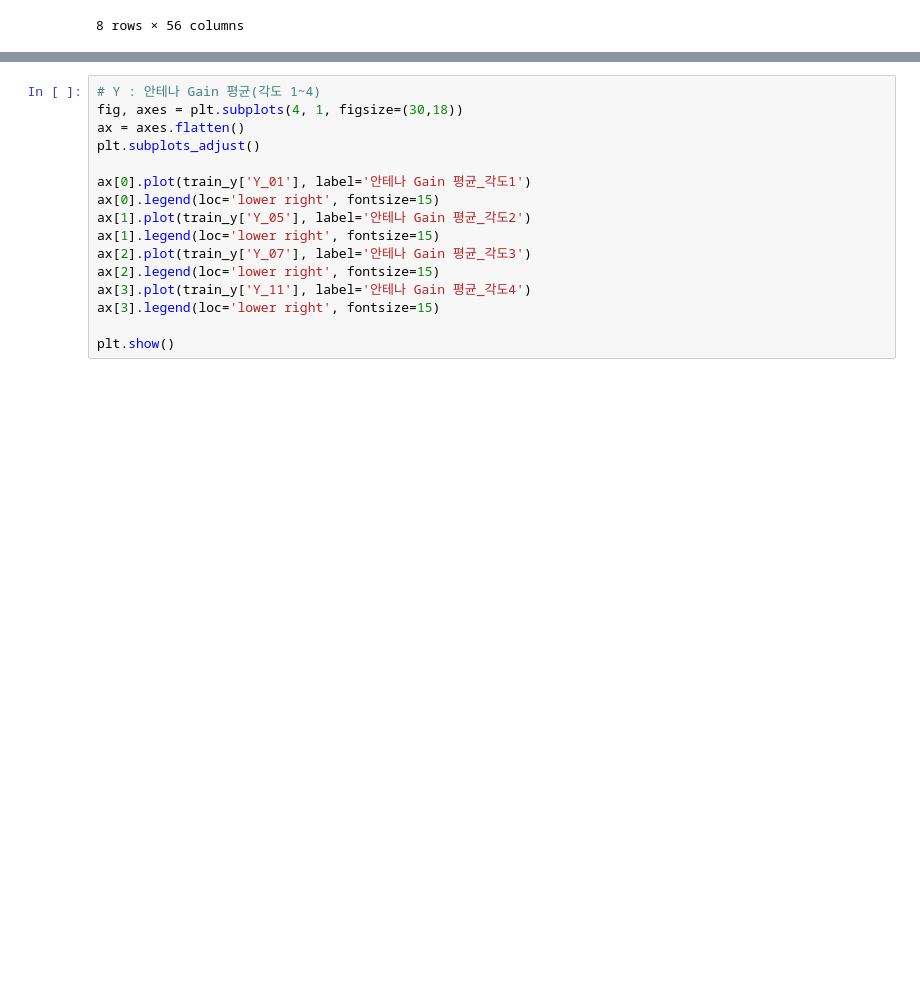
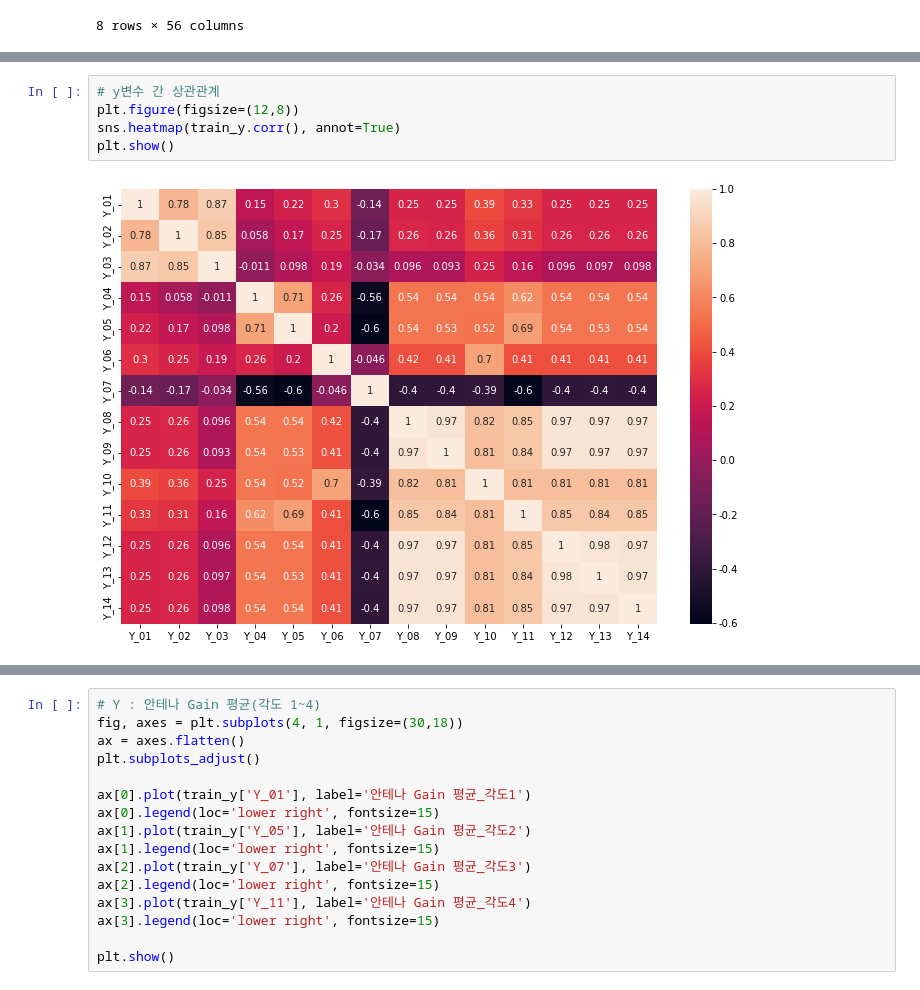
Before and after one commit to Hyunseo-BA/Dacon, a Jupyter notebook: Check_data.ipynb, the cells around one changed output, grey strips where cells are left out. Cells and saved outputs as stored; diff of their text form; blank space fills up the shorter version.

```diff
--- a/Check_data.ipynb
+++ b/Check_data.ipynb
@@ -57,3 +84,10 @@ train_y.describe()
 | 50% | 1.349000 | 1.044000 | 0.998000 | 13.837000 | 31.710000 | 16.694000 | 3.126000 | -26.254000 | -26.266000 | -22.275000 | 24.420000 | ... |
 | 75% | 1.576000 | 1.300000 | 1.239000 | 15.626000 | 33.184000 | 17.164000 | 3.433500 | -25.855000 | -25.871000 | -21.791000 | 24.911500 | ... |
 | max | 4.409000 | 3.998000 | 3.756000 | 98.794000 | 37.250000 | 18.998000 | 5.299000 | -23.785000 | -23.960000 | -20.052000 | 26.703000 | ... |
+# %%
+# y변수 간 상관관계
+plt.figure(figsize=(12,8))
+sns.heatmap(train_y.corr(), annot=True)
+plt.show()
+# %% [output]
+[figure, added]
```
Also changed, not shown: parts of 7 cells of this notebook, 2 other files.
